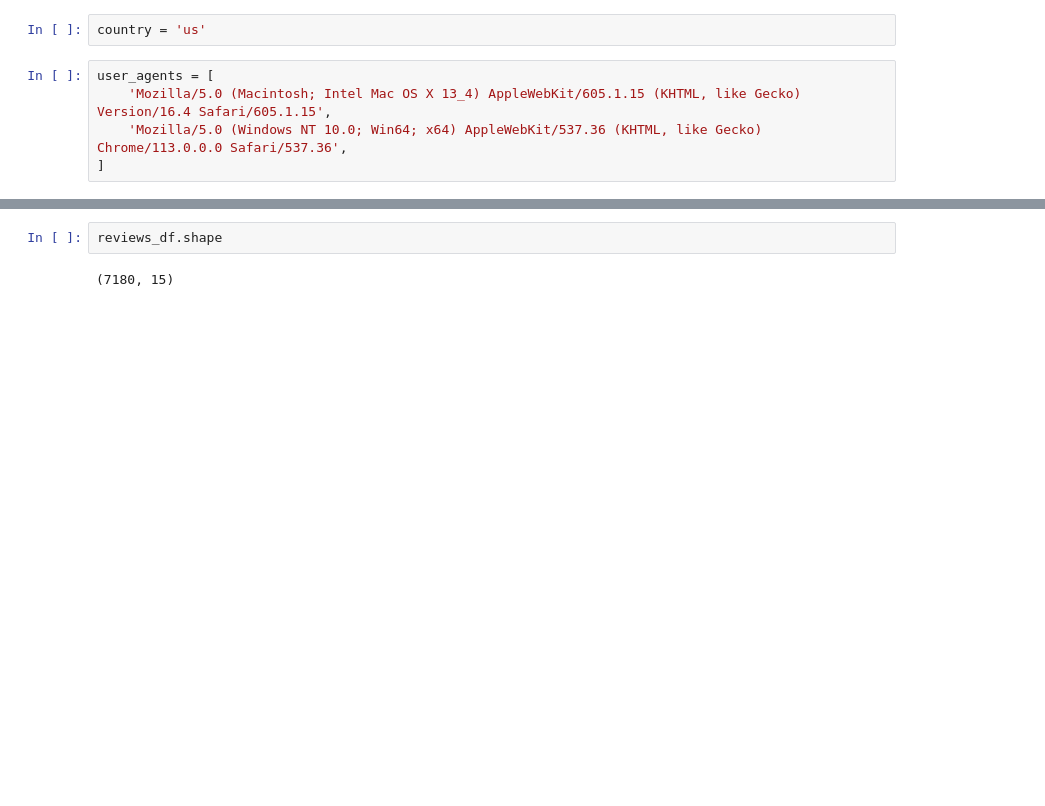
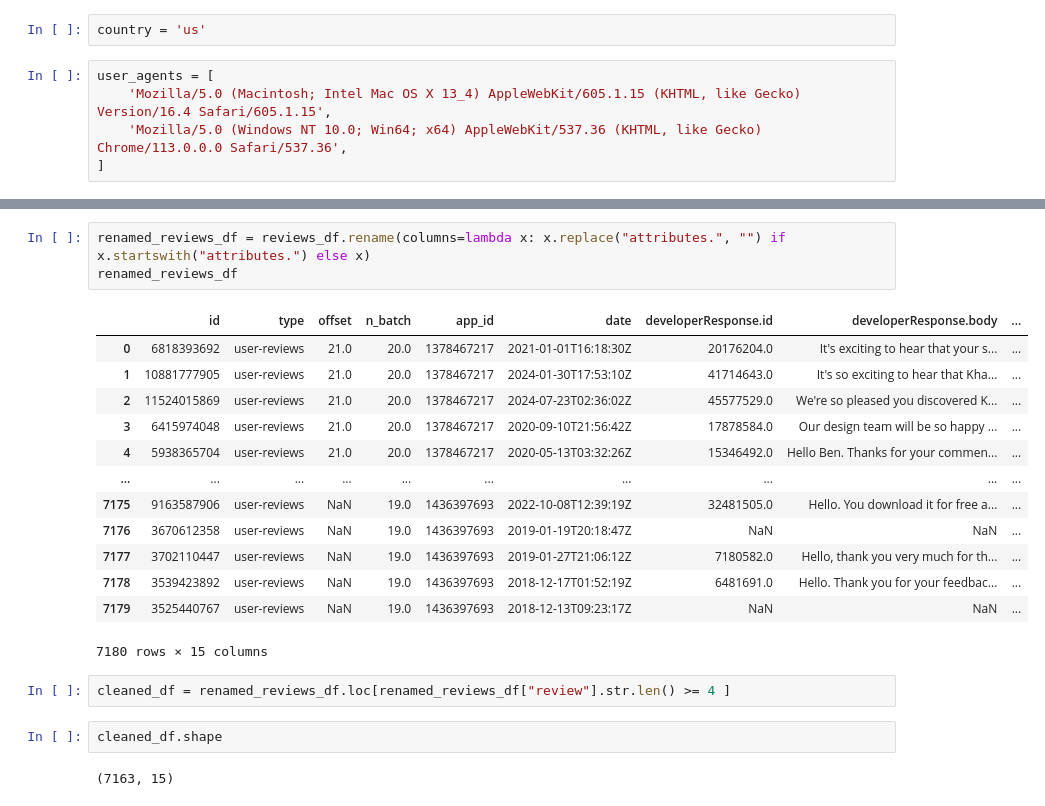
Before and after one commit to ryanjewik/MGSC_final, a Jupyter notebook: apple.ipynb, the cells around one changed output, grey strips where cells are left out. Cells and saved outputs as stored; diff of their text form; blank space fills up the shorter version.

```diff
--- a/apple.ipynb
+++ b/apple.ipynb
@@ -196,5 +185,24 @@ reviews_df
 7180 rows × 15 columns
+# %%
+renamed_reviews_df = reviews_df.rename(columns=lambda x: x.replace("attributes.", "") if x.startswith("attributes.") else x)
+renamed_reviews_df
+# %% [output]
+|  | id | type | offset | n_batch | app_id | date | developerResponse.id | developerResponse.body | ... |
+| 0 | 6818393692 | user-reviews | 21.0 | 20.0 | 1378467217 | 2021-01-01T16:18:30Z | 20176204.0 | It's exciting to hear that your s... | ... |
+| 1 | 10881777905 | user-reviews | 21.0 | 20.0 | 1378467217 | 2024-01-30T17:53:10Z | 41714643.0 | It's so exciting to hear that Kha... | ... |
+| 2 | 11524015869 | user-reviews | 21.0 | 20.0 | 1378467217 | 2024-07-23T02:36:02Z | 45577529.0 | We're so pleased you discovered K... | ... |
+| 3 | 6415974048 | user-reviews | 21.0 | 20.0 | 1378467217 | 2020-09-10T21:56:42Z | 17878584.0 | Our design team will be so happy ... | ... |
+| 4 | 5938365704 | user-reviews | 21.0 | 20.0 | 1378467217 | 2020-05-13T03:32:26Z | 15346492.0 | Hello Ben. Thanks for your commen... | ... |
+| ... | ... | ... | ... | ... | ... | ... | ... | ... | ... |
+| 7175 | 9163587906 | user-reviews | NaN | 19.0 | 1436397693 | 2022-10-08T12:39:19Z | 32481505.0 | Hello. You download it for free a... | ... |
+| 7176 | 3670612358 | user-reviews | NaN | 19.0 | 1436397693 | 2019-01-19T20:18:47Z | NaN | NaN | ... |
+| 7177 | 3702110447 | user-reviews | NaN | 19.0 | 1436397693 | 2019-01-27T21:06:12Z | 7180582.0 | Hello, thank you very much for th... | ... |
+| 7178 | 3539423892 | user-reviews | NaN | 19.0 | 1436397693 | 2018-12-17T01:52:19Z | 6481691.0 | Hello. Thank you for your feedbac... | ... |
+| 7179 | 3525440767 | user-reviews | NaN | 19.0 | 1436397693 | 2018-12-13T09:23:17Z | NaN | NaN | ... |
+7180 rows × 15 columns
+# %%
+cleaned_df = renamed_reviews_df.loc[renamed_reviews_df["review"].str.len() >= 4 ]
 # %%
-reviews_df.shape
+cleaned_df.shape
 # %% [output]
-(7180, 15)
+(7163, 15)
```
Also changed, not shown: parts of 12 cells of this notebook, 1 other file.
